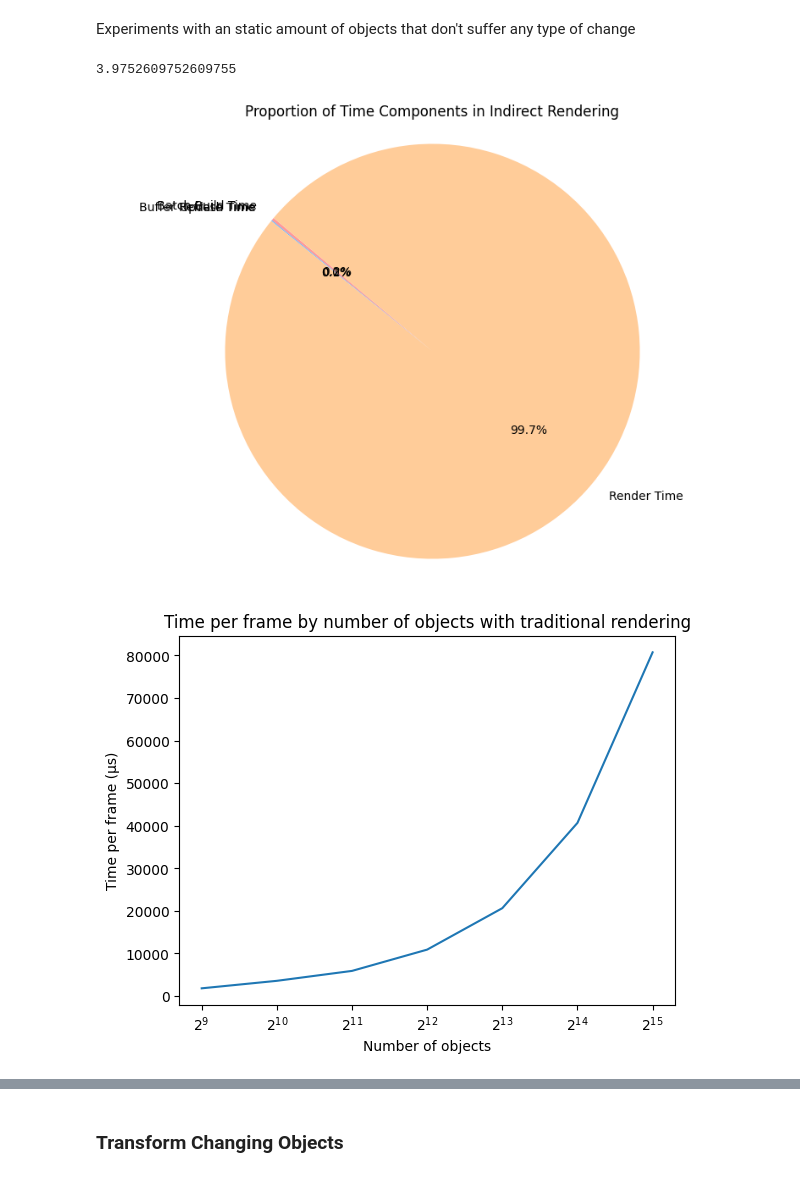
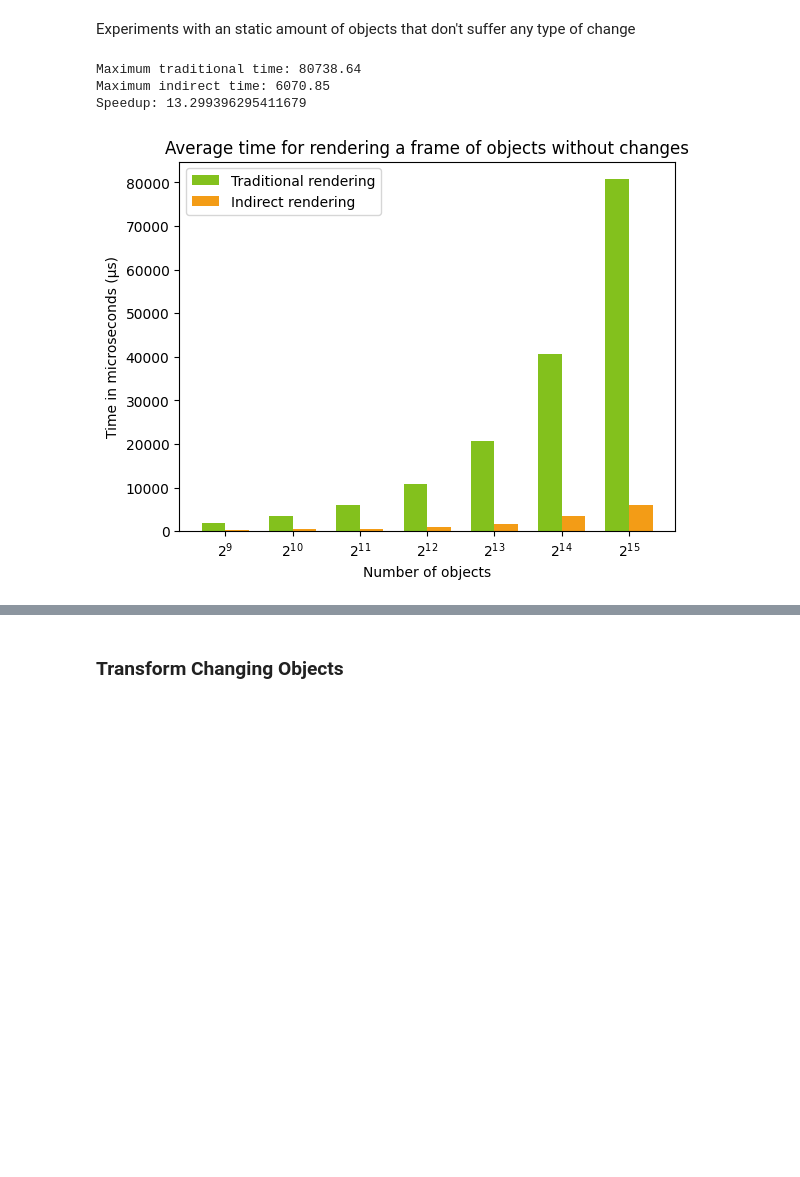
Before and after one commit to Juanxpeke/Lotus-Engine, a Jupyter notebook: experiments/experiments.ipynb, the cells around one changed output, grey strips where cells are left out. Cells and saved outputs as stored; diff of their text form; code cells hidden in the pictures; blank space fills up the shorter version.

```diff
--- a/experiments/experiments.ipynb
+++ b/experiments/experiments.ipynb
@@ -245,69 +298,44 @@ Experiments with an static amount of objects that don't suffer any type of chang
 # %%
 no_changing_contexts = filter_contexts(experiment_contexts, "NumberOfChangingTransformObjects", 0)
 no_changing_contexts = filter_contexts(no_changing_contexts, "NumberOfChangingMeshObjects", 0)
 no_changing_contexts = filter_contexts(no_changing_contexts, "NumberOfChangingMaterialObjects", 0)
 no_changing_contexts = filter_contexts(no_changing_contexts, "NumberOfChangingMaterialTypeObjects", 0)
 
 no_changing_traditional_contexts = filter_contexts(no_changing_contexts, "ObjectRenderingMethod", "Traditional")
 no_changing_indirect_contexts = filter_contexts(no_changing_contexts, "ObjectRenderingMethod", "Indirect")
 
 
 no_changing_traditional_results = get_merged_contexts_results(no_changing_traditional_contexts, "NumberOfObjects")
 no_changing_indirect_results = get_merged_contexts_results(no_changing_indirect_contexts, "NumberOfObjects")
 
 no_traditional_avg = no_changing_traditional_results.groupby("NumberOfObjects").mean()
 no_indirect_avg = no_changing_indirect_results.groupby("NumberOfObjects").mean()
 
 add_sum_column(no_traditional_avg, "FrameTime", traditional_time_columns)
 add_division_denominator_column(no_traditional_avg, "FPS", 1_000_000, "FrameTime")
 
 add_sum_column(no_indirect_avg, "UpdateTime", indirect_update_time_columns)
 add_sum_column(no_indirect_avg, "BatchBuildTime", indirect_batch_time_columns)
 add_sum_column(no_indirect_avg, "BufferRefreshTime", indirect_buffer_time_columns)
 add_sum_column(no_indirect_avg, "FrameTime", indirect_time_columns)
 add_division_denominator_column(no_indirect_avg, "FPS", 1_000_000, "FrameTime")
 
-print(no_indirect_avg["BatchBuildTime"].mean())
+print("Maximum traditional time:", no_traditional_avg['FrameTime'].max().round(2))
+print("Maximum indirect time:", no_indirect_avg['FrameTime'].max().round(2))
+print("Speedup:", no_traditional_avg['FrameTime'].max().round(2) / no_indirect_avg['FrameTime'].max().round(2))
 
-# Calculate the mean times for the components of indirect rendering
-batch_time = no_indirect_avg["BatchBuildTime"].mean()
-buffer_time = no_indirect_avg["BufferRefreshTime"].mean()
-update_time = no_indirect_avg["UpdateTime"].mean()
-render_time = no_indirect_avg["IndirectSceneRenderTime"].mean()
+no_number_of_objects = no_traditional_avg.index.tolist()
+no_times = [no_traditional_avg['FrameTime'].tolist(), no_indirect_avg['FrameTime'].tolist()]
+no_labels = ["Traditional rendering", "Indirect rendering"]
 
-labels = ["Batch Build Time", "Buffer Refresh Time", "Update Time", "Render Time"]
-sizes = [batch_time, buffer_time, update_time, render_time]
-colors = ["#ff9999","#66b3ff","#99ff99","#ffcc99"]
-
-plt.figure(figsize=(10, 7))
-plt.pie(sizes, labels=labels, colors=colors, autopct='%1.1f%%', startangle=140)
-plt.title("Proportion of Time Components in Indirect Rendering")
-plt.axis('equal')  # Equal aspect ratio ensures that pie is drawn as a circle.
-plt.show()
-
-generate_line_plot([no_traditional_avg],
-                   "FrameTime",
-                   ["Traditional rendering"],
-                   "Time per frame by number of objects with traditional rendering",
-                   "Number of objects",
-                   "Time per frame (μs)",
-                   True)
-
-generate_line_plot([no_indirect_avg],
-                   "FrameTime",
-                   ["Indirect rendering"],
-                   "Time per frame by number of objects with indirect rendering",
-                   "Number of objects",
-                   "Time per frame (μs)")
-
-generate_line_plot([no_traditional_avg, no_indirect_avg],
-                   "FrameTime",
-                   ["Traditional rendering", "Indirect rendering"],
-                   "Time per frame by number of objects",
-                   "Number of objects",
-                   "Time per frame (μs)",
-                   True)
+generate_bar_plot(no_times,
+                  no_number_of_objects,
+                  no_labels,
+                  "Average time for rendering a frame of objects without changes",
+                  "Number of objects",
+                  "Time in microseconds (μs)")
 # %% [output]
-3.9752609752609755
+Maximum traditional time: 80738.64
+Maximum indirect time: 6070.85
+Speedup: 13.299396295411679
-[figure, old version]
+[figure, new version]
-[figure, removed]
```
Also changed, not shown: parts of 5 cells of this notebook, 58 other files.
